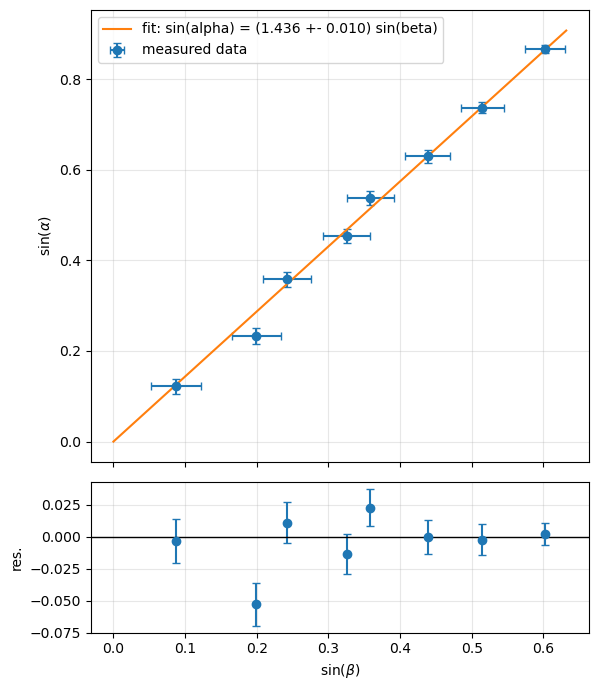
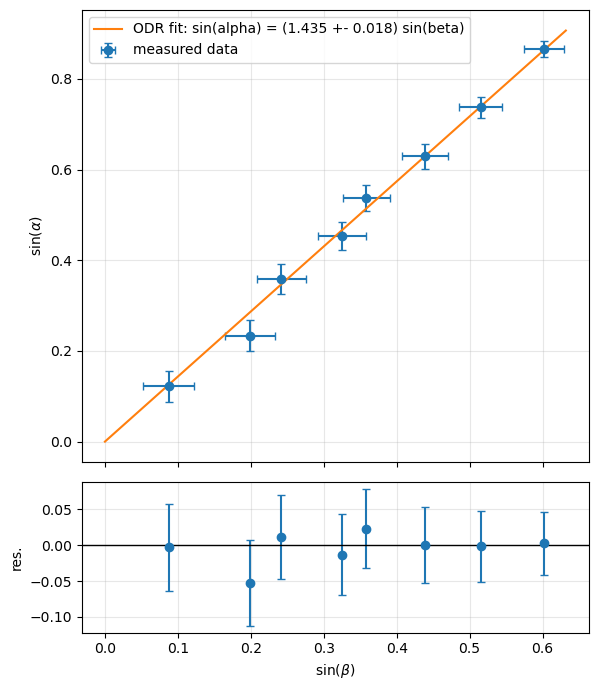
The change to this notebook cell's code, shown as a diff; its figure went from the first image to the second:
--- before
+++ after
@@ -1,24 +1,23 @@
-popt_sin, pcov_sin = curve_fit(
-    line_through_origin,
-    sin_beta,
-    sin_alpha,
-    sigma=dsin_alpha,
-    absolute_sigma=True,
-)
-n_sin = popt_sin[0]
-dn_sin = np.sqrt(np.diag(pcov_sin))[0]
+sin_data = RealData(sin_beta, sin_alpha, sx=dsin_beta, sy=dsin_alpha)
+sin_model = Model(odr_line_through_origin)
+sin_odr = ODR(sin_data, sin_model, beta0=[1.5])
+sin_output = sin_odr.run()
+
+n_sin = sin_output.beta[0]
+dn_sin = sin_output.sd_beta[0]
 
 sin_beta_fit = np.linspace(0, 1.05 * np.max(sin_beta), 300)
 sin_alpha_fit = line_through_origin(sin_beta_fit, n_sin)
 residuals_sin = sin_alpha - line_through_origin(sin_beta, n_sin)
+dresiduals_sin = np.sqrt(dsin_alpha**2 + (n_sin * dsin_beta)**2)
 
 fig, (ax, ax_res) = plt.subplots(2, 1, figsize=(6, 7), sharex=True, height_ratios=(3, 1))
 ax.errorbar(sin_beta, sin_alpha, xerr=dsin_beta, yerr=dsin_alpha, fmt='o', capsize=3, label='measured data')
-ax.plot(sin_beta_fit, sin_alpha_fit, label=f'fit: sin(alpha) = ({n_sin:.3f} +- {dn_sin:.3f}) sin(beta)')
+ax.plot(sin_beta_fit, sin_alpha_fit, label=f'ODR fit: sin(alpha) = ({n_sin:.3f} +- {dn_sin:.3f}) sin(beta)')
 ax.set_ylabel(r'$\sin(\alpha)$')
 ax.legend()
 ax.grid(True, alpha=0.3)
 
-ax_res.errorbar(sin_beta, residuals_sin, yerr=dsin_alpha, fmt='o', capsize=3)
+ax_res.errorbar(sin_beta, residuals_sin, yerr=dresiduals_sin, fmt='o', capsize=3)
 ax_res.axhline(0, color='black', linewidth=1)
 ax_res.set_xlabel(r'$\sin(\beta)$')

Commit: continute working on part 3